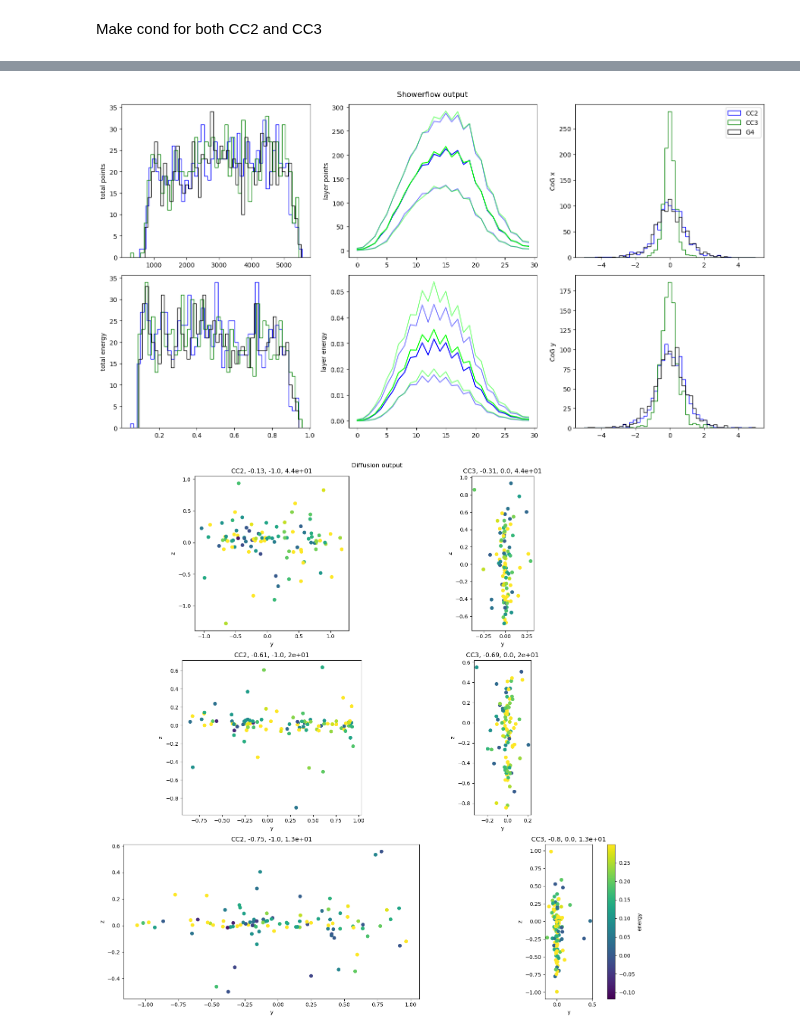
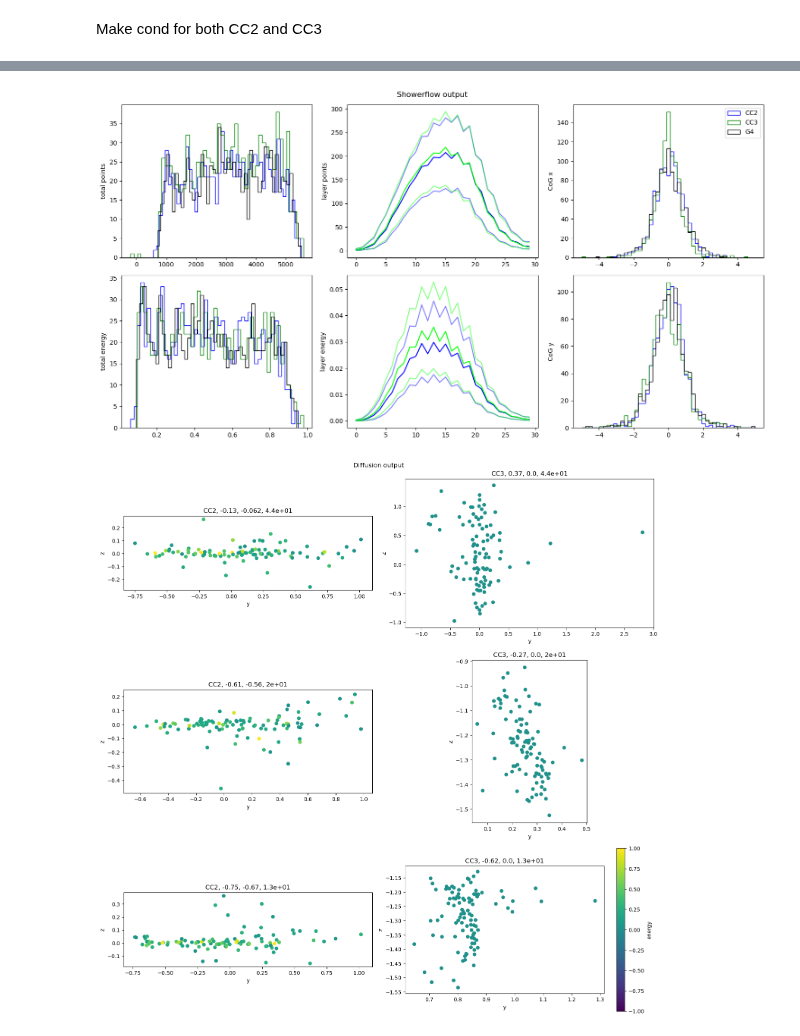
Before and after one commit to FLC-QU-hep/CaloClouds-3, a Jupyter notebook: scripts/plotting/ComparingCC2_CC3.ipynb, the cells around one changed output, grey strips where cells are left out. Drawn from its saved outputs; the diff is of its cells as text; code cells hidden in the pictures.

```diff
--- a/scripts/plotting/ComparingCC2_CC3.ipynb
+++ b/scripts/plotting/ComparingCC2_CC3.ipynb
@@ -5,25 +5,32 @@ Notebook to check how CC2 and CC3 models compare, because currently the results
 # %%
 cc2_showerflow_path = "/data/dust/user/dayhallh/point-cloud-diffusion-data/showerFlow/p22_th90_ph90_en10-100/ShowerFlow_original_nb10_inputs36893488147419103231_best.pth"
 cc3_showerflow_path = "/data/dust/user/dayhallh/point-cloud-diffusion-data/showerFlow/sim-E1261AT600AP180-180/ShowerFlow_alt1_nb2_inputs8070450532247928831_fnorms_best.pth"
-#cc3_showerflow_path = "/data/dust/user/dayhallh/point-cloud-diffusion-data/showerFlow/sim-E1261AT600AP180-180/ShowerFlow_alt1_nb2_inputs8070450532247928831_fnorms_dhist_best.pth"
-#cc3_showerflow_path = "/data/dust/user/dayhallh/point-cloud-diffusion-data/showerFlow/sim-E1261AT600AP180-180/ShowerFlow_original_nb10_inputs8070450532247928831_fnorms_best.pth"
-
-cc2_diffusion_path = "/data/dust/user/dayhallh/point-cloud-diffusion-logs/from_anatoli/CC2/CD_2023_07_07__16_32_09/ckpt_0.000000_1120000.pt"
+cc2_diffusion_path = "/data/dust/user/dayhallh/point-cloud-diffusion-logs/from_anatoli/CC2/ckpt_0.000000_1000000.pt"
 
 # must use config.diffusion_pointwise_hidden_l1 = 32
-#cc3_diffusion_path = "/data/dust/user/dayhallh/point-cloud-diffusion-logs/from_anatoli/CC3/CaloClouds3_CD_small_2025_01_07__08_26_02/ckpt_0.000000_999000.pt"
+cc3_diffusion_path = "/data/dust/user/dayhallh/point-cloud-diffusion-logs/from_anatoli/CC3/ckpt_0.000000_6135000.pt"
 
-cc3_diffusion_path = "/data/dust/user/dayhallh/point-cloud-diffusion-logs/sim-E1261AT600AP180-180/Anatoliis_cc_2.pt"
+# vanilla
+#cc3_diffusion_path = "/data/dust/user/dayhallh/point-cloud-diffusion-logs/sim-E1261AT600AP180-180/Anatoliis_cc_2.pt"
 
 from pointcloud.config_varients import caloclouds_3_simple_shower, caloclouds_2
 from pointcloud.evaluation.bin_standard_metrics import get_caloclouds_models
+from pointcloud.data.conditioning import normalise_cond_feats
+from pointcloud.utils.metadata import Metadata
 
 cc_2_configs = caloclouds_2.Configs()
+cc_2_configs.dataset_path_in_storage = False
+cc_2_configs.dataset_path = "/data/dust/user/dayhallh/data/ILCsoftEvents/p22_th90_ph90_en10-100_joined/p22_th90_ph90_en10-100_seed{}_all_steps.hdf5"
+cc_2_configs.n_dataset_files = 10
 cc_2_configs.distillation = True
+cc_2_metadata = Metadata(cc_2_configs)
+cc_2_metadata.vis_eng_rescale = 1.
+cc_2_configs.metadata = cc_2_metadata
+
 cc_models = get_caloclouds_models(cc2_diffusion_path, cc2_showerflow_path, caloclouds_names="CC2", configs=cc_2_configs)
 cc_3_configs = caloclouds_3_simple_shower.Configs()
-#cc_3_configs.diffusion_pointwise_hidden_l1 = 32
-#cc_3_configs.distillation = True
+cc_3_configs.diffusion_pointwise_hidden_l1 = 32
+cc_3_configs.distillation = True
 cc_models.update(get_caloclouds_models(cc3_diffusion_path, cc3_showerflow_path, caloclouds_names="CC3", configs=cc_3_configs))
 print(cc_models.keys())
 # %% [output]
@@ -72,6 +81,5 @@ array(100)
 # %%
-from pointcloud.data.conditioning import normalise_cond_feats
-from pointcloud.utils.metadata import Metadata
+
 all_cond_meta = Metadata(all_cond_configs)
 original_cc2_max_points = 6_000
 normalised_cond2 = cond.clone()
@@ -80,11 +88,13 @@ normalised_cond3 = cond.clone()
 #normalised_cond[:, 4] = 1
 normalised_cond2[:, 0] /= all_cond_meta.incident_rescale
 normalised_cond3[:, 0] /= 127
-normalised_cond2[:, 1] = (normalised_cond[:, 1]/original_cc2_max_points)*2 - 1
+normalised_cond2[:, 1] = (normalised_cond2[:, 1]/original_cc2_max_points)*2 - 1
 showerflow_cond = {"CC2": normalised_cond2[:, [0]], "CC3": normalised_cond3[:, [0, 2, 3, 4]]}
 # for the diffusion models, the energy goes between -1 and 1
 normalised_cond2[:, 0] = normalised_cond2[:, 0]*2 - 1
-normalised_cond3[:, 0] = normalised_cond3[:, 0]*2 - 1
+# for CC3, the energy is log scaled and standardised
+Emean, Estd = -1.5300317, 1.2500798
+normalised_cond3[:, 0] = ((normalised_cond3[:, 0]).log()-Emean)/Estd
 diffusion_cond = {"CC2": normalised_cond2[:, [0, 1]], "CC3":normalised_cond3[:, [0, 2, 3, 4]]}
 # %%
 conditioned_samples = {}
@@ -285,7 +301,7 @@ i=3
 # total energy
 ax_arr[i].set_ylabel("total energy")
 cc2_v = conditioned_samples["CC2"][1][:, 1]
-cc3_v = cc3_vis_eng_rescale*conditioned_samples["CC3"][1][:, -30:].sum(dim=1)/30
+cc3_v = cc_3_meta.vis_eng_rescale*conditioned_samples["CC3"][1][:, -30:].sum(dim=1)/30
 
 ax_arr[i].hist(cc2_v, **hist2_settings)
 ax_arr[i].hist(cc3_v, **hist3_settings)
@@ -300,7 +316,7 @@ layer_e3 = np.zeros((3, 30))
 quantiles = [0.25, 0.5, 0.75]
 for l in range(30):
     layer_e2[:, l] = np.quantile(renormed[:, l], quantiles)
-    layer_e3[:, l] = np.quantile(cc3_vis_eng_rescale*conditioned_samples["CC3"][1][:, -30+l], quantiles)/30
+    layer_e3[:, l] = np.quantile(cc_3_meta.vis_eng_rescale*conditioned_samples["CC3"][1][:, -30+l], quantiles)/30
 colour = ((0, 0, 1, 0.5), (0, 0, 1, 1), (0, 0, 1, 0.5))
 for j in range(3):
     ax_arr[i].plot(range(30), layer_e2[j], color=colour[j])
@@ -310,29 +326,35 @@ for j in range(3):
 
 plt.tight_layout()
 # %% [output]
-[figure, old version]
+[figure, new version]
 # %%
 from matplotlib import pyplot as plt
 min_energy = min(conditioned_samples["CC2"][0][..., -1].min(),
                  conditioned_samples["CC3"][0][..., -1].min())
 max_energy = max(conditioned_samples["CC2"][0][..., -1].max(),
-                 conditioned_samples["CC3"][0][..., -1].max())*0.01
+                 conditioned_samples["CC3"][0][..., -1].max())
+min_energy = -1
+max_energy = 1
 use_events = [0, 51, 99]
 fig, ax_arr = plt.subplots(len(use_events), 2, figsize=(15, len(use_events)*5))
 fig.suptitle("Diffusion output")
 for e, event in enumerate(use_events):
     for i, name in enumerate(conditioned_samples):
         s_diffusion, s_showerflow = conditioned_samples[name]
         s_diffusion = s_diffusion.detach()
         ax_arr[e, i].set_aspect(1)
-        points = ax_arr[e, i].scatter(s_diffusion[event, :, 1], s_diffusion[event, :, 2], c=s_diffusion[event, :, 3], vmin=min_energy, vmax=max_energy)
+        if "3" in name:
+            energy_here = ((s_diffusion[event, :, 3]*Estd) + Emean).exp()
+        else:
+            energy_here = s_diffusion[event, :, 3]
+        points = ax_arr[e, i].scatter(s_diffusion[event, :, 1], s_diffusion[event, :, 2], c=energy_here, vmin=min_energy, vmax=max_energy)
         ax_arr[e, i].set_title(f"{name}, {diffusion_cond[name][event, 0]:.2}, {diffusion_cond[name][event, 1]:.2}, {cond[event, 0]:.2}")
         ax_arr[e, i].set_xlabel("y")
         ax_arr[e, i].set_ylabel("z")
 cbar = plt.colorbar(points)
 cbar.set_label("energy")
 plt.tight_layout()
 # %% [output]
-[figure, old version]
+[figure, new version]
 # %%
 from pointcloud.utils.showerflow_utils import truescale_showerflow_output
```
Also changed, not shown: parts of 15 cells of this notebook, 11 other files.
